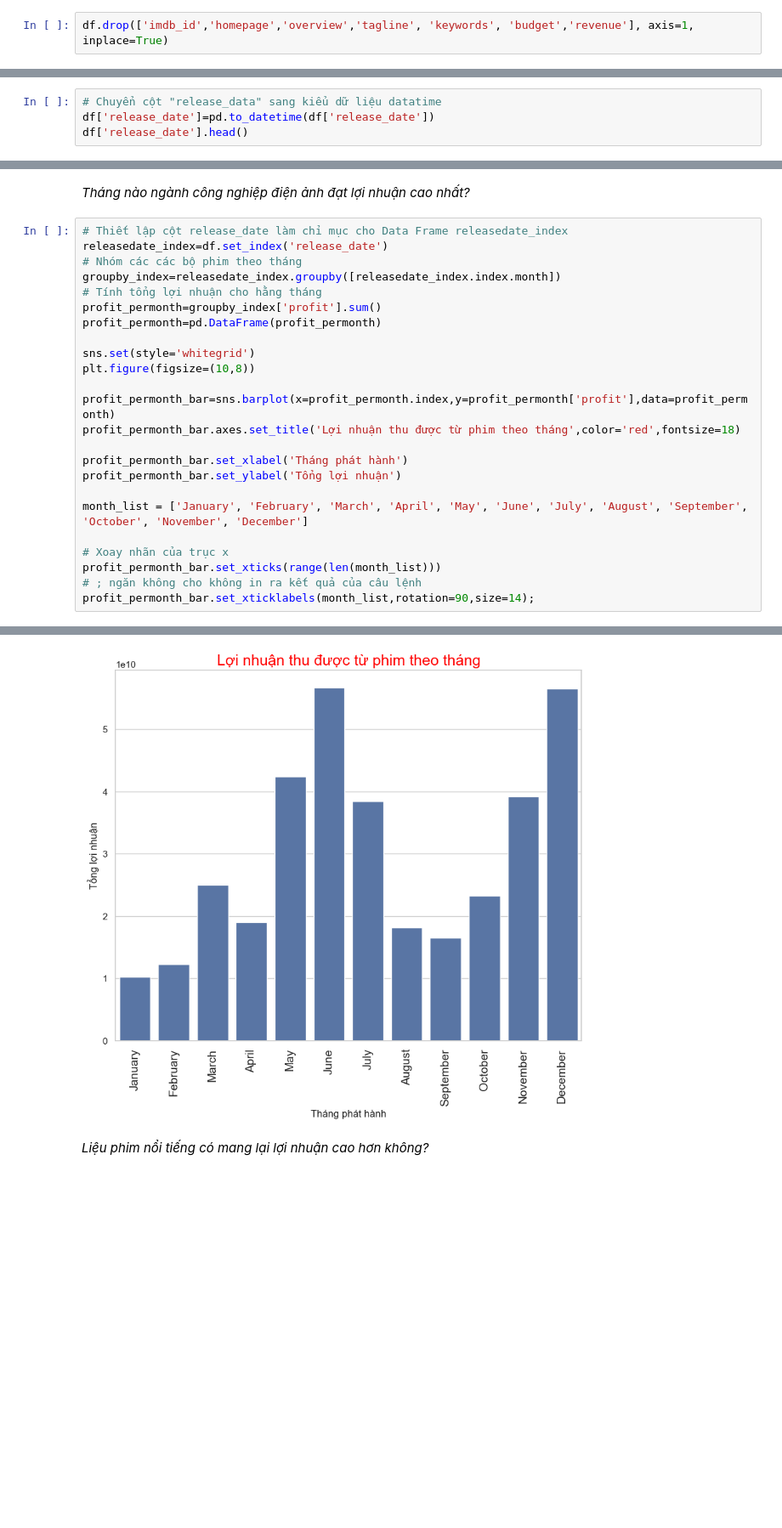
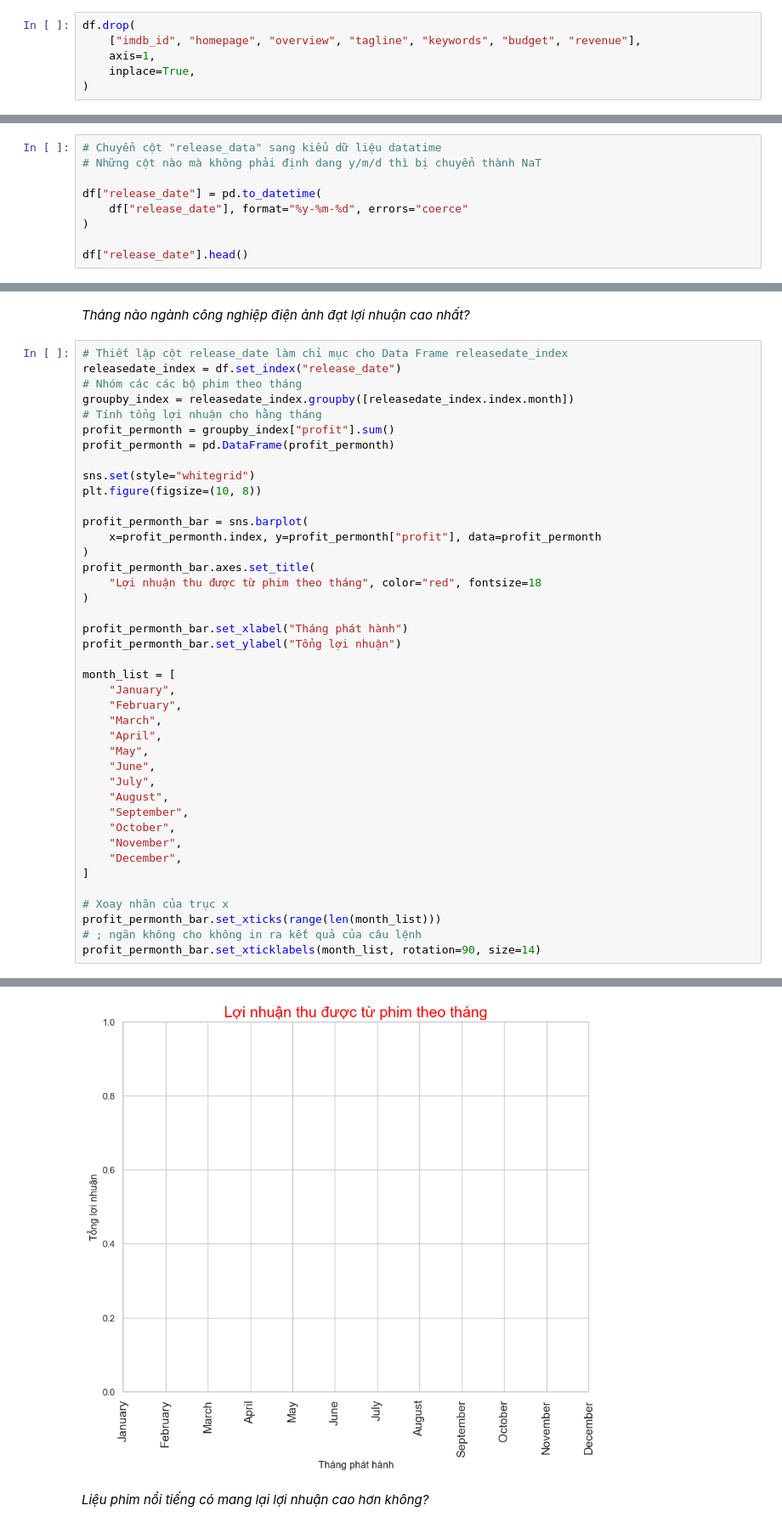
Before and after one commit to Nnguyen-dev2805/PYTHON_FinalProject, a Jupyter notebook: report.ipynb, the cells around one changed output, grey strips where cells are left out. Shown: that part at 85% size. Cells and saved outputs as stored; diff of their text form; blank space fills up the shorter version.

```diff
--- a/report.ipynb
+++ b/report.ipynb
@@ -228,7 +228,11 @@ sum(df.duplicated())
 # %% [markdown]
 *Xóa những cột không sử dụng*
 # %%
-df.drop(['imdb_id','homepage','overview','tagline', 'keywords', 'budget','revenue'], axis=1, inplace=True)
+df.drop(
+    ["imdb_id", "homepage", "overview", "tagline", "keywords", "budget", "revenue"],
+    axis=1,
+    inplace=True,
+)
 # %%
 # Xác nhận lại dữ liệu
 df.head(1)
@@ -257,6 +261,11 @@ np.False_
 *Thay đổi định dạng kiểu dữ liệu*
 # %%
 # Chuyển cột "release_data" sang kiểu dữ liệu datatime
-df['release_date']=pd.to_datetime(df['release_date'])
-df['release_date'].head()
+# Những cột nào mà không phải định dang y/m/d thì bị chuyển thành NaT
+
+df["release_date"] = pd.to_datetime(
+    df["release_date"], format="%y-%m-%d", errors="coerce"
+)
+
+df["release_date"].head()
 # %% [output]
@@ -381,26 +394,43 @@ Ngành công nghiệp điện ảnh đạt lợi nhuận cao nhất trong  2015
 *Tháng nào ngành công nghiệp điện ảnh đạt lợi nhuận cao nhất?*
 # %%
 # Thiết lập cột release_date làm chỉ mục cho Data Frame releasedate_index
-releasedate_index=df.set_index('release_date')
+releasedate_index = df.set_index("release_date")
 # Nhóm các các bộ phim theo tháng
-groupby_index=releasedate_index.groupby([releasedate_index.index.month])
+groupby_index = releasedate_index.groupby([releasedate_index.index.month])
 # Tính tổng lợi nhuận cho hằng tháng
-profit_permonth=groupby_index['profit'].sum()
-profit_permonth=pd.DataFrame(profit_permonth)
+profit_permonth = groupby_index["profit"].sum()
+profit_permonth = pd.DataFrame(profit_permonth)
 
-sns.set(style='whitegrid')
-plt.figure(figsize=(10,8))
+sns.set(style="whitegrid")
+plt.figure(figsize=(10, 8))
 
-profit_permonth_bar=sns.barplot(x=profit_permonth.index,y=profit_permonth['profit'],data=profit_permonth)
-profit_permonth_bar.axes.set_title('Lợi nhuận thu được từ phim theo tháng',color='red',fontsize=18)
+profit_permonth_bar = sns.barplot(
+    x=profit_permonth.index, y=profit_permonth["profit"], data=profit_permonth
+)
+profit_permonth_bar.axes.set_title(
+    "Lợi nhuận thu được từ phim theo tháng", color="red", fontsize=18
+)
 
-profit_permonth_bar.set_xlabel('Tháng phát hành')
-profit_permonth_bar.set_ylabel('Tổng lợi nhuận')
+profit_permonth_bar.set_xlabel("Tháng phát hành")
+profit_permonth_bar.set_ylabel("Tổng lợi nhuận")
 
-month_list = ['January', 'February', 'March', 'April', 'May', 'June', 'July', 'August', 'September', 'October', 'November', 'December']
+month_list = [
+    "January",
+    "February",
+    "March",
+    "April",
+    "May",
+    "June",
+    "July",
+    "August",
+    "September",
+    "October",
+    "November",
+    "December",
+]
 
 # Xoay nhãn của trục x
 profit_permonth_bar.set_xticks(range(len(month_list)))
 # ; ngăn không cho không in ra kết quả của câu lệnh
-profit_permonth_bar.set_xticklabels(month_list,rotation=90,size=14);
+profit_permonth_bar.set_xticklabels(month_list, rotation=90, size=14)
 # %% [output]
@@ -407,4 +449,4 @@ profit_permonth_bar.set_xticklabels(month_list,rotation=90,size=14);
-[figure, old version]
+[figure, new version]
 # %% [markdown]
 *Liệu phim nổi tiếng có mang lại lợi nhuận cao hơn không?*
 # %%
```
Also changed, not shown: parts of 22 cells of this notebook, 1 other file.
